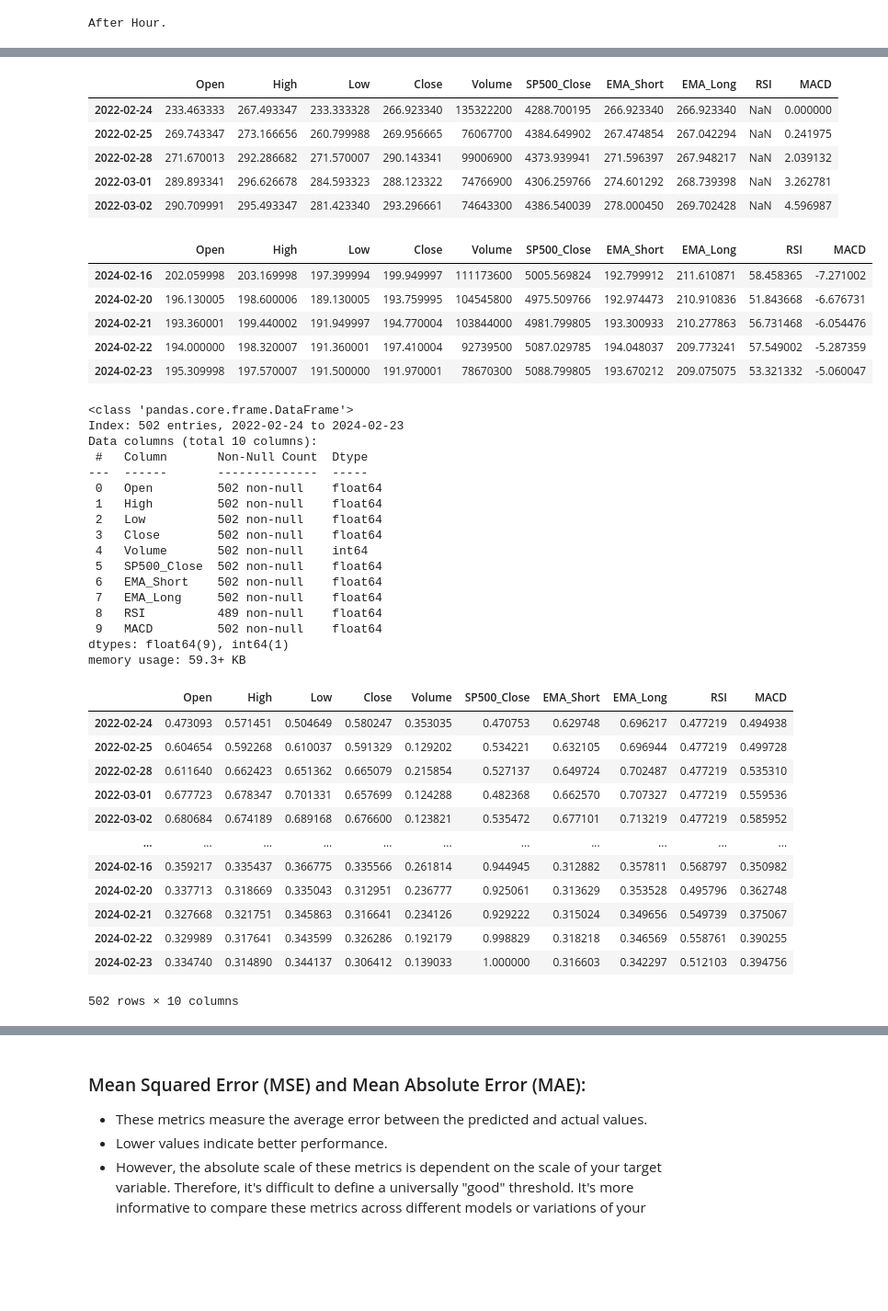
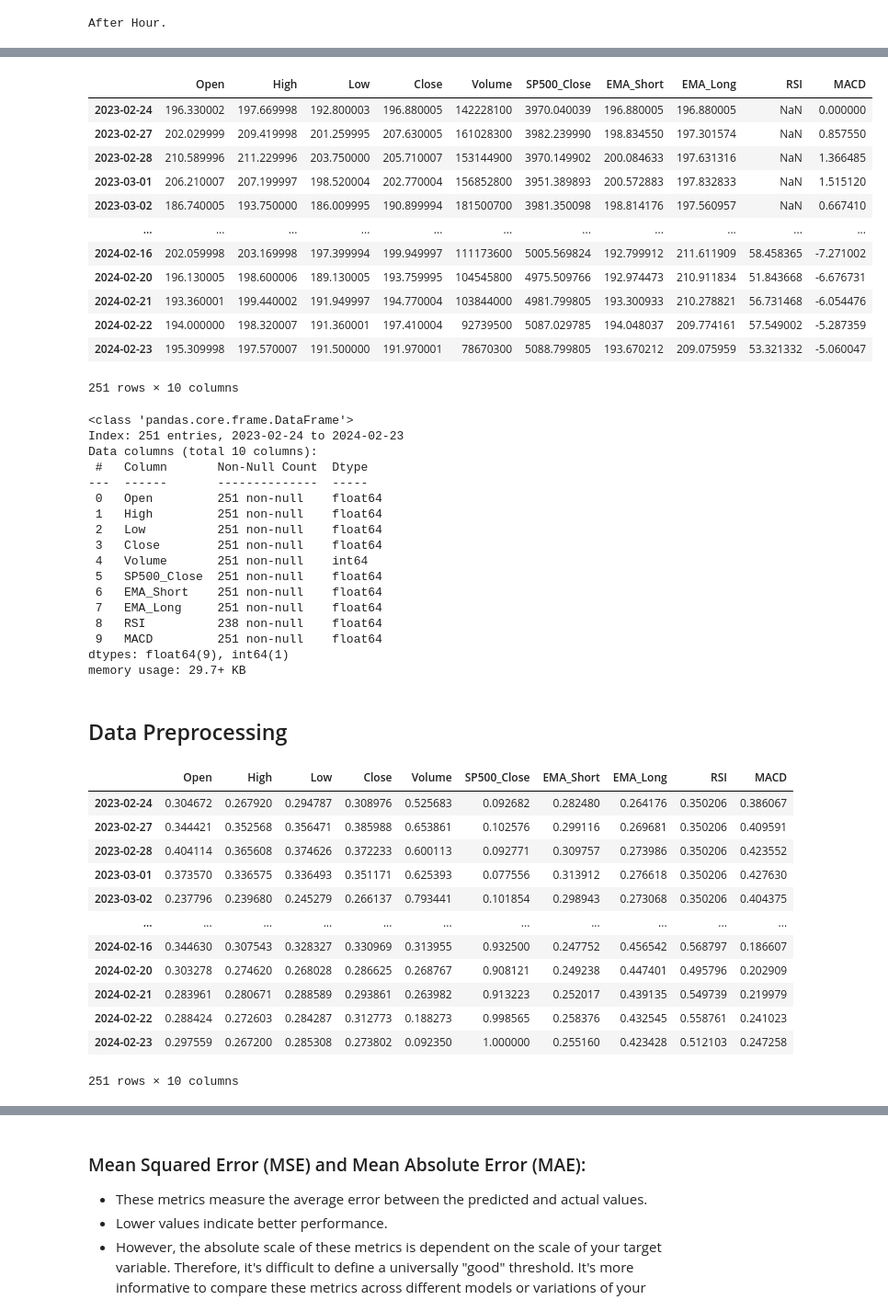
Before and after one commit to Jason-Wuuuu/stock_price_prediction, a Jupyter notebook: stock_LSTM.ipynb, the cells around one changed output, grey strips where cells are left out. Shown at 92% size. Saved outputs shown, nothing was run; the diff lists cells and outputs as text; code cells hidden in the pictures; blank space fills up the shorter version.

```diff
--- a/stock_LSTM.ipynb
+++ b/stock_LSTM.ipynb
@@ -37,7 +39,7 @@ def fetch_stock_data_with_earnings(ticker, period):
 # %%
 # Fetch stock data
 ticker = "TSLA"
-period = "2y"
+period = "1y"
 
 data, earnings = fetch_stock_data_with_earnings(ticker, period)
 if data is None:
@@ -129,41 +163,41 @@ data['MACD'] = exp1 - exp2
 # %%
-data.head()
+data
 # %% [output]
 |  | Open | High | Low | Close | Volume | SP500_Close | EMA_Short | EMA_Long | RSI | MACD |
-| 2022-02-24 | 233.463333 | 267.493347 | 233.333328 | 266.923340 | 135322200 | 4288.700195 | 266.923340 | 266.923340 | NaN | 0.000000 |
-| 2022-02-25 | 269.743347 | 273.166656 | 260.799988 | 269.956665 | 76067700 | 4384.649902 | 267.474854 | 267.042294 | NaN | 0.241975 |
-| 2022-02-28 | 271.670013 | 292.286682 | 271.570007 | 290.143341 | 99006900 | 4373.939941 | 271.596397 | 267.948217 | NaN | 2.039132 |
-| 2022-03-01 | 289.893341 | 296.626678 | 284.593323 | 288.123322 | 74766900 | 4306.259766 | 274.601292 | 268.739398 | NaN | 3.262781 |
-| 2022-03-02 | 290.709991 | 295.493347 | 281.423340 | 293.296661 | 74643300 | 4386.540039 | 278.000450 | 269.702428 | NaN | 4.596987 |
+| 2023-02-24 | 196.330002 | 197.669998 | 192.800003 | 196.880005 | 142228100 | 3970.040039 | 196.880005 | 196.880005 | NaN | 0.000000 |
+| 2023-02-27 | 202.029999 | 209.419998 | 201.259995 | 207.630005 | 161028300 | 3982.239990 | 198.834550 | 197.301574 | NaN | 0.857550 |
+| 2023-02-28 | 210.589996 | 211.229996 | 203.750000 | 205.710007 | 153144900 | 3970.149902 | 200.084633 | 197.631316 | NaN | 1.366485 |
+| 2023-03-01 | 206.210007 | 207.199997 | 198.520004 | 202.770004 | 156852800 | 3951.389893 | 200.572883 | 197.832833 | NaN | 1.515120 |
+| 2023-03-02 | 186.740005 | 193.750000 | 186.009995 | 190.899994 | 181500700 | 3981.350098 | 198.814176 | 197.560957 | NaN | 0.667410 |
+| ... | ... | ... | ... | ... | ... | ... | ... | ... | ... | ... |
+| 2024-02-16 | 202.059998 | 203.169998 | 197.399994 | 199.949997 | 111173600 | 5005.569824 | 192.799912 | 211.611909 | 58.458365 | -7.271002 |
+| 2024-02-20 | 196.130005 | 198.600006 | 189.130005 | 193.759995 | 104545800 | 4975.509766 | 192.974473 | 210.911834 | 51.843668 | -6.676731 |
+| 2024-02-21 | 193.360001 | 199.440002 | 191.949997 | 194.770004 | 103844000 | 4981.799805 | 193.300933 | 210.278821 | 56.731468 | -6.054476 |
+| 2024-02-22 | 194.000000 | 198.320007 | 191.360001 | 197.410004 | 92739500 | 5087.029785 | 194.048037 | 209.774161 | 57.549002 | -5.287359 |
+| 2024-02-23 | 195.309998 | 197.570007 | 191.500000 | 191.970001 | 78670300 | 5088.799805 | 193.670212 | 209.075959 | 53.321332 | -5.060047 |
+251 rows × 10 columns
-# %%
-data.tail()
-# %% [output]
-|  | Open | High | Low | Close | Volume | SP500_Close | EMA_Short | EMA_Long | RSI | MACD |
-| 2024-02-16 | 202.059998 | 203.169998 | 197.399994 | 199.949997 | 111173600 | 5005.569824 | 192.799912 | 211.610871 | 58.458365 | -7.271002 |
-| 2024-02-20 | 196.130005 | 198.600006 | 189.130005 | 193.759995 | 104545800 | 4975.509766 | 192.974473 | 210.910836 | 51.843668 | -6.676731 |
-| 2024-02-21 | 193.360001 | 199.440002 | 191.949997 | 194.770004 | 103844000 | 4981.799805 | 193.300933 | 210.277863 | 56.731468 | -6.054476 |
-| 2024-02-22 | 194.000000 | 198.320007 | 191.360001 | 197.410004 | 92739500 | 5087.029785 | 194.048037 | 209.773241 | 57.549002 | -5.287359 |
-| 2024-02-23 | 195.309998 | 197.570007 | 191.500000 | 191.970001 | 78670300 | 5088.799805 | 193.670212 | 209.075075 | 53.321332 | -5.060047 |
 # %%
 data.info()
 # %% [output]
 <class 'pandas.core.frame.DataFrame'>
-Index: 502 entries, 2022-02-24 to 2024-02-23
+Index: 251 entries, 2023-02-24 to 2024-02-23
 Data columns (total 10 columns):
  #   Column       Non-Null Count  Dtype
 ---  ------       --------------  -----
- 0   Open         502 non-null    float64
- 1   High         502 non-null    float64
- 2   Low          502 non-null    float64
- 3   Close        502 non-null    float64
- 4   Volume       502 non-null    int64
- 5   SP500_Close  502 non-null    float64
- 6   EMA_Short    502 non-null    float64
- 7   EMA_Long     502 non-null    float64
- 8   RSI          489 non-null    float64
- 9   MACD         502 non-null    float64
+ 0   Open         251 non-null    float64
+ 1   High         251 non-null    float64
+ 2   Low          251 non-null    float64
+ 3   Close        251 non-null    float64
+ 4   Volume       251 non-null    int64
+ 5   SP500_Close  251 non-null    float64
+ 6   EMA_Short    251 non-null    float64
+ 7   EMA_Long     251 non-null    float64
+ 8   RSI          238 non-null    float64
+ 9   MACD         251 non-null    float64
 dtypes: float64(9), int64(1)
-memory usage: 59.3+ KB
+memory usage: 29.7+ KB
+# %% [markdown]
+## Data Preprocessing
 # %%
 # Normalize features
 features = data.columns.tolist()
@@ -182,15 +216,15 @@ scaled_data_df = pd.DataFrame(scaled_data, columns=features, index=data.index)
 scaled_data_df
 # %% [output]
 |  | Open | High | Low | Close | Volume | SP500_Close | EMA_Short | EMA_Long | RSI | MACD |
-| 2022-02-24 | 0.473093 | 0.571451 | 0.504649 | 0.580247 | 0.353035 | 0.470753 | 0.629748 | 0.696217 | 0.477219 | 0.494938 |
-| 2022-02-25 | 0.604654 | 0.592268 | 0.610037 | 0.591329 | 0.129202 | 0.534221 | 0.632105 | 0.696944 | 0.477219 | 0.499728 |
-| 2022-02-28 | 0.611640 | 0.662423 | 0.651362 | 0.665079 | 0.215854 | 0.527137 | 0.649724 | 0.702487 | 0.477219 | 0.535310 |
-| 2022-03-01 | 0.677723 | 0.678347 | 0.701331 | 0.657699 | 0.124288 | 0.482368 | 0.662570 | 0.707327 | 0.477219 | 0.559536 |
-| 2022-03-02 | 0.680684 | 0.674189 | 0.689168 | 0.676600 | 0.123821 | 0.535472 | 0.677101 | 0.713219 | 0.477219 | 0.585952 |
+| 2023-02-24 | 0.304672 | 0.267920 | 0.294787 | 0.308976 | 0.525683 | 0.092682 | 0.282480 | 0.264176 | 0.350206 | 0.386067 |
+| 2023-02-27 | 0.344421 | 0.352568 | 0.356471 | 0.385988 | 0.653861 | 0.102576 | 0.299116 | 0.269681 | 0.350206 | 0.409591 |
+| 2023-02-28 | 0.404114 | 0.365608 | 0.374626 | 0.372233 | 0.600113 | 0.092771 | 0.309757 | 0.273986 | 0.350206 | 0.423552 |
+| 2023-03-01 | 0.373570 | 0.336575 | 0.336493 | 0.351171 | 0.625393 | 0.077556 | 0.313912 | 0.276618 | 0.350206 | 0.427630 |
+| 2023-03-02 | 0.237796 | 0.239680 | 0.245279 | 0.266137 | 0.793441 | 0.101854 | 0.298943 | 0.273068 | 0.350206 | 0.404375 |
 | ... | ... | ... | ... | ... | ... | ... | ... | ... | ... | ... |
-| 2024-02-16 | 0.359217 | 0.335437 | 0.366775 | 0.335566 | 0.261814 | 0.944945 | 0.312882 | 0.357811 | 0.568797 | 0.350982 |
-| 2024-02-20 | 0.337713 | 0.318669 | 0.335043 | 0.312951 | 0.236777 | 0.925061 | 0.313629 | 0.353528 | 0.495796 | 0.362748 |
-| 2024-02-21 | 0.327668 | 0.321751 | 0.345863 | 0.316641 | 0.234126 | 0.929222 | 0.315024 | 0.349656 | 0.549739 | 0.375067 |
-| 2024-02-22 | 0.329989 | 0.317641 | 0.343599 | 0.326286 | 0.192179 | 0.998829 | 0.318218 | 0.346569 | 0.558761 | 0.390255 |
-| 2024-02-23 | 0.334740 | 0.314890 | 0.344137 | 0.306412 | 0.139033 | 1.000000 | 0.316603 | 0.342297 | 0.512103 | 0.394756 |
+| 2024-02-16 | 0.344630 | 0.307543 | 0.328327 | 0.330969 | 0.313955 | 0.932500 | 0.247752 | 0.456542 | 0.568797 | 0.186607 |
+| 2024-02-20 | 0.303278 | 0.274620 | 0.268028 | 0.286625 | 0.268767 | 0.908121 | 0.249238 | 0.447401 | 0.495796 | 0.202909 |
+| 2024-02-21 | 0.283961 | 0.280671 | 0.288589 | 0.293861 | 0.263982 | 0.913223 | 0.252017 | 0.439135 | 0.549739 | 0.219979 |
+| 2024-02-22 | 0.288424 | 0.272603 | 0.284287 | 0.312773 | 0.188273 | 0.998565 | 0.258376 | 0.432545 | 0.558761 | 0.241023 |
+| 2024-02-23 | 0.297559 | 0.267200 | 0.285308 | 0.273802 | 0.092350 | 1.000000 | 0.255160 | 0.423428 | 0.512103 | 0.247258 |
-502 rows × 10 columns
+251 rows × 10 columns
```
Also changed, not shown: parts of 31 cells of this notebook, 1 other file.
